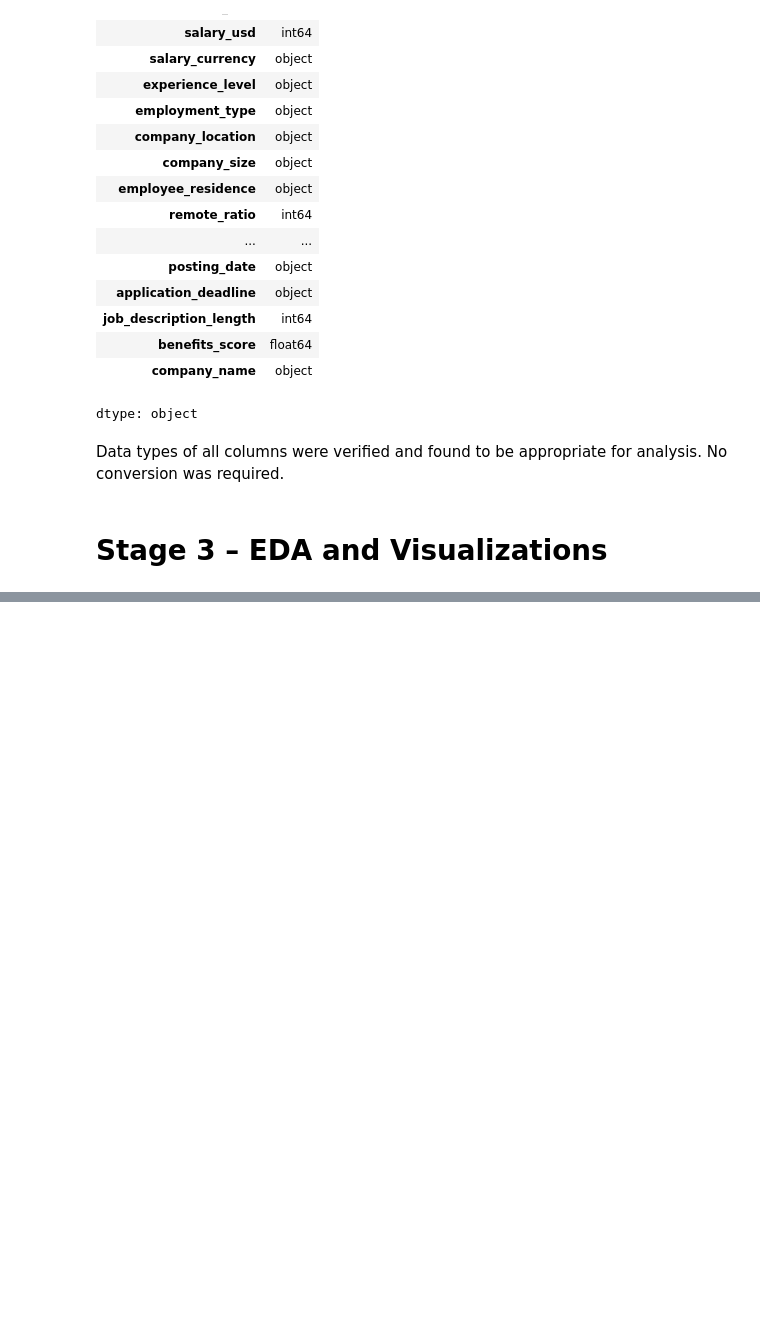
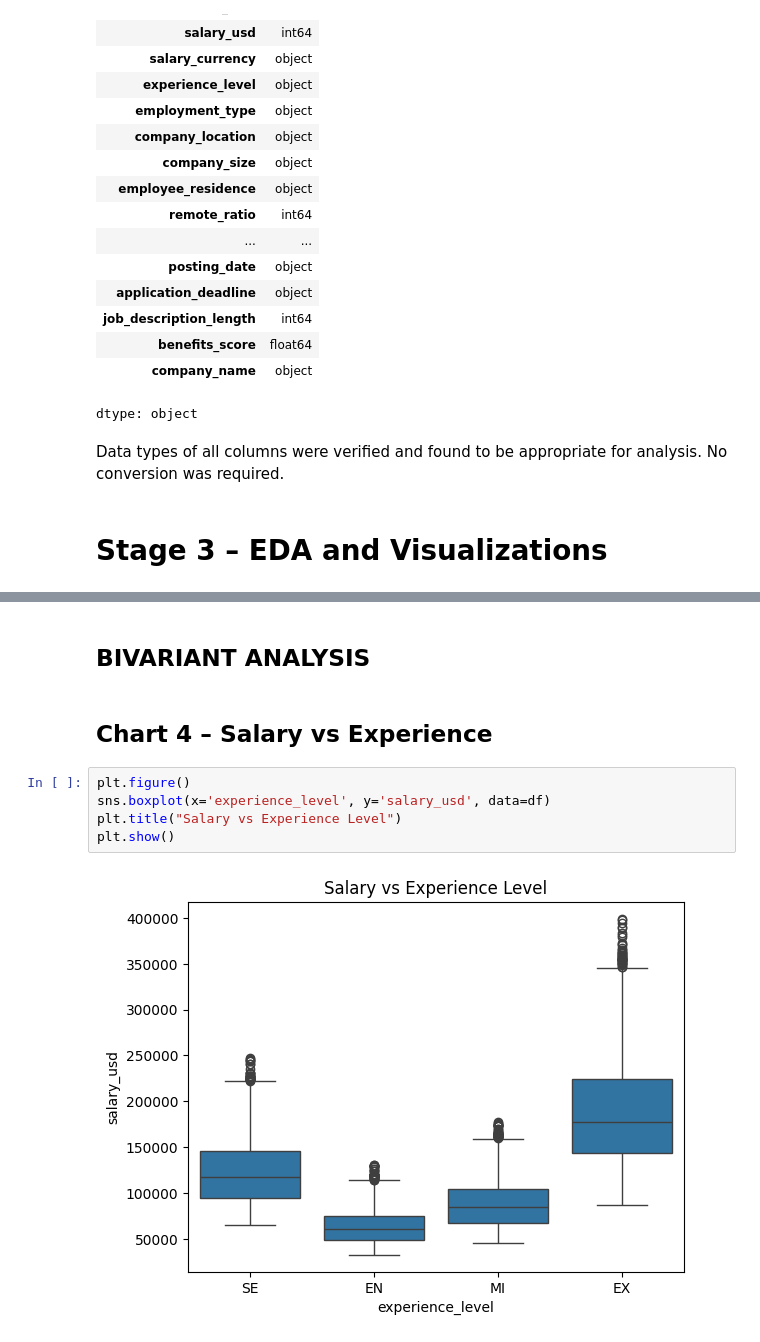
Before and after one commit to kavibharathi-r56/AI-Job-Market-Analysis, a Jupyter notebook: AI_Job_Market.ipynb, the cells around one changed output, grey strips where cells are left out. Cells and saved outputs as stored; diff of their text form; blank space fills up the shorter version.

```diff
--- a/AI_Job_Market.ipynb
+++ b/AI_Job_Market.ipynb
@@ -187,0 +232,11 @@ Data types of all columns were verified and found to be appropriate for analysis
+# %% [markdown]
+## BIVARIANT ANALYSIS
+# %% [markdown]
+## Chart 4 – Salary vs Experience
+# %%
+plt.figure()
+sns.boxplot(x='experience_level', y='salary_usd', data=df)
+plt.title("Salary vs Experience Level")
+plt.show()
+# %% [output]
+[figure, added]
```
Also changed, not shown: parts of 28 cells of this notebook.
